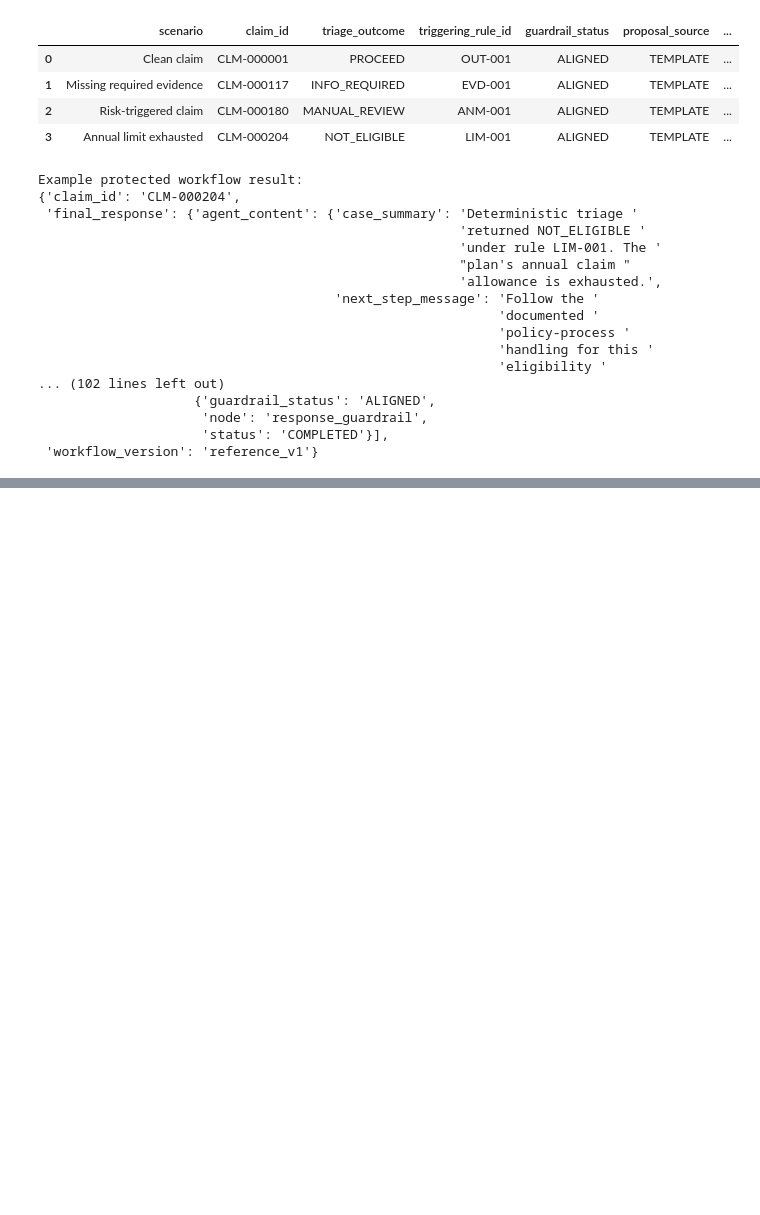
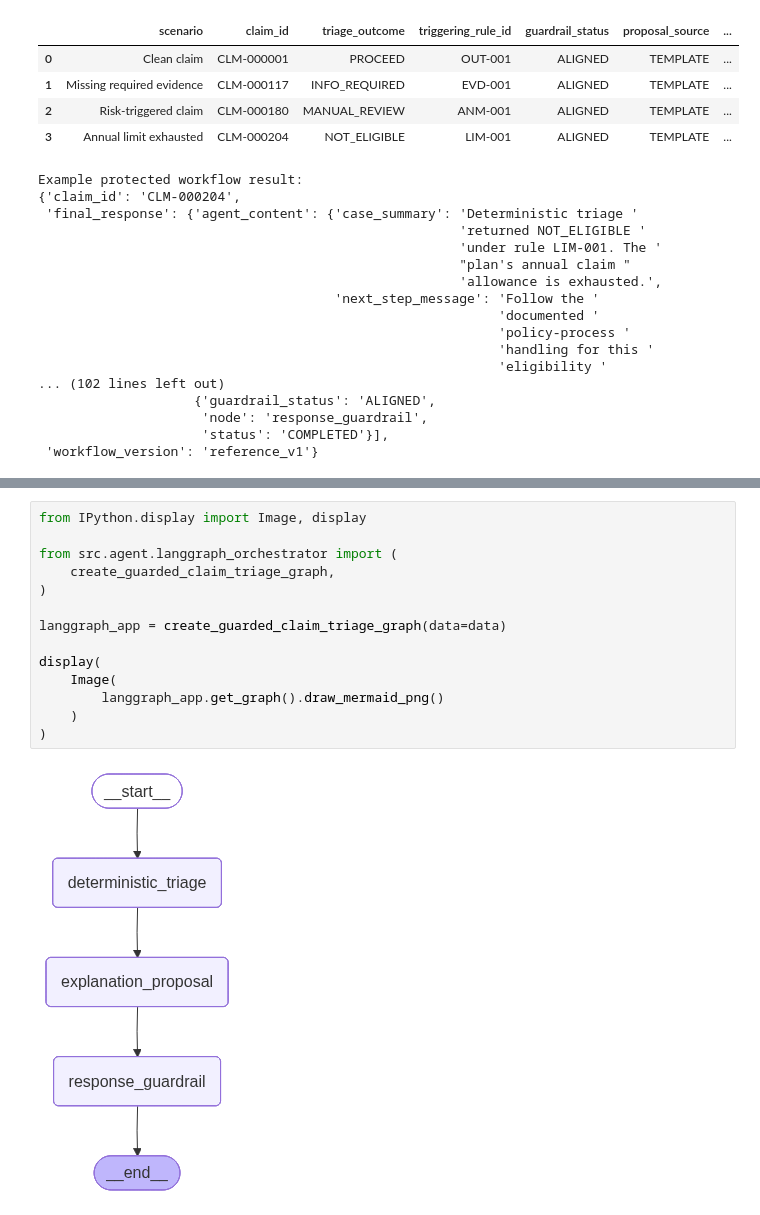
Before and after one commit to sadiqs3/DP_claims_triage, a Jupyter notebook: notebooks/02_deterministic_triage_baseline.ipynb, the cells around one changed output, grey strips where cells are left out. Saved outputs shown, nothing was run; the diff lists cells and outputs as text; blank space fills up the shorter version.

```diff
--- a/notebooks/02_deterministic_triage_baseline.ipynb
+++ b/notebooks/02_deterministic_triage_baseline.ipynb
@@ -273,0 +452,16 @@ Example protected workflow result:
+# %%
+from IPython.display import Image, display
+
+from src.agent.langgraph_orchestrator import (
+    create_guarded_claim_triage_graph,
+)
+
+langgraph_app = create_guarded_claim_triage_graph(data=data)
+
+display(
+    Image(
+        langgraph_app.get_graph().draw_mermaid_png()
+    )
+)
+# %% [output]
+[figure, added]
```
Also changed, not shown: parts of 3 cells of this notebook, 3 other files.
